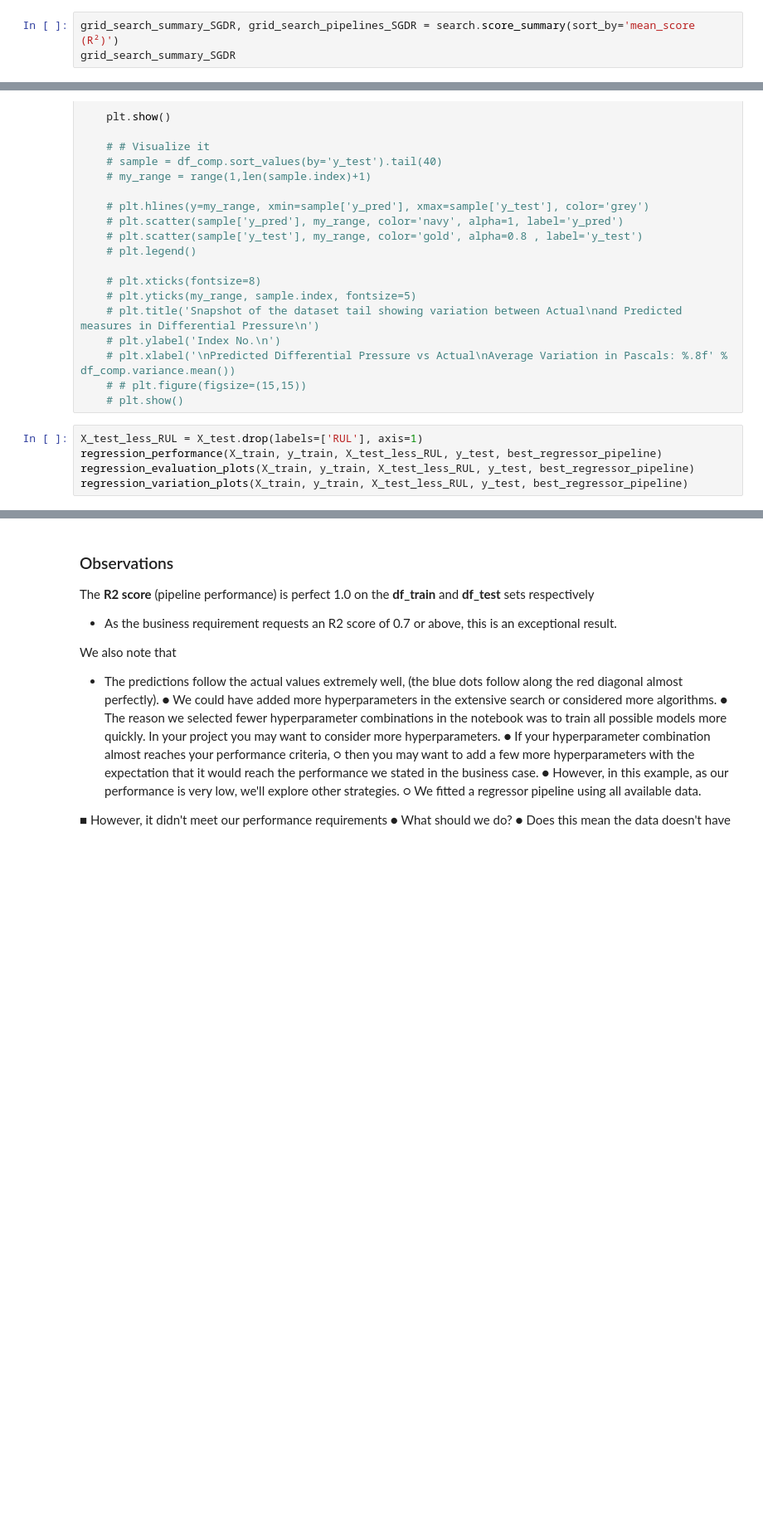
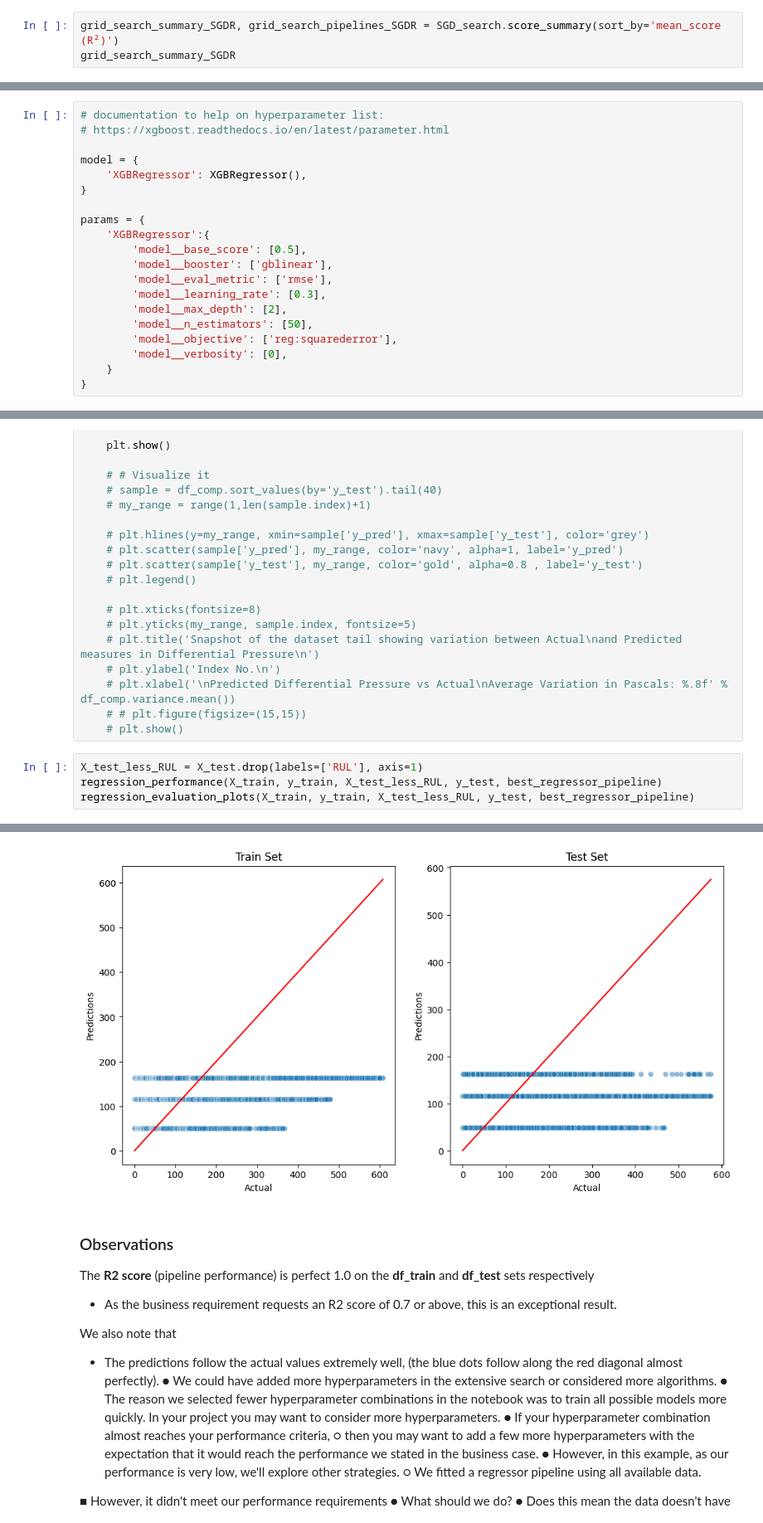
Before and after one commit to roeszler/filter-maintenance-predictor, a Jupyter notebook: jupyter_notebooks/05_ModelAndEvaluate_RUL.ipynb, the cells around one changed output, grey strips where cells are left out. Shown at 83% size. Cells and saved outputs as stored; diff of their text form; blank space fills up the shorter version.

```diff
--- a/jupyter_notebooks/05_ModelAndEvaluate_RUL.ipynb
+++ b/jupyter_notebooks/05_ModelAndEvaluate_RUL.ipynb
@@ -519,5 +774,5 @@ search.fit(X_train, y_train, scoring = 'r2', n_jobs=-1, cv=5)
 # %% [markdown]
 Check results
 # %%
-grid_search_summary_SGDR, grid_search_pipelines_SGDR = search.score_summary(sort_by='mean_score (R²)')
+grid_search_summary_SGDR, grid_search_pipelines_SGDR = SGD_search.score_summary(sort_by='mean_score (R²)')
 grid_search_summary_SGDR
@@ -593,0 +1014,20 @@ print(xgbr)
+# %%
+# documentation to help on hyperparameter list:
+# https://xgboost.readthedocs.io/en/latest/parameter.html
+
+model = {
+    'XGBRegressor': XGBRegressor(),
+}
+
+params = {
+    'XGBRegressor':{
+        'model__base_score': [0.5],
+        'model__booster': ['gblinear'],
+        'model__eval_metric': ['rmse'],
+        'model__learning_rate': [0.3],
+        'model__max_depth': [2],
+        'model__n_estimators': [50],
+        'model__objective': ['reg:squarederror'],
+        'model__verbosity': [0],
+    }
+}
@@ -755,4 +1410,4 @@ def regression_variation_plots(X_train, y_train, X_test, y_test, pipeline, alpha
 X_test_less_RUL = X_test.drop(labels=['RUL'], axis=1)
 regression_performance(X_train, y_train, X_test_less_RUL, y_test, best_regressor_pipeline)
 regression_evaluation_plots(X_train, y_train, X_test_less_RUL, y_test, best_regressor_pipeline)
-regression_variation_plots(X_train, y_train, X_test_less_RUL, y_test, best_regressor_pipeline)
+# %% [output]
@@ -759,3 +1430,4 @@ regression_variation_plots(X_train, y_train, X_test_less_RUL, y_test, best_regre
+[figure, added]
 # %% [markdown]
 ### Observations
 
```
Also changed, not shown: parts of 87 cells of this notebook, 3 other files.
